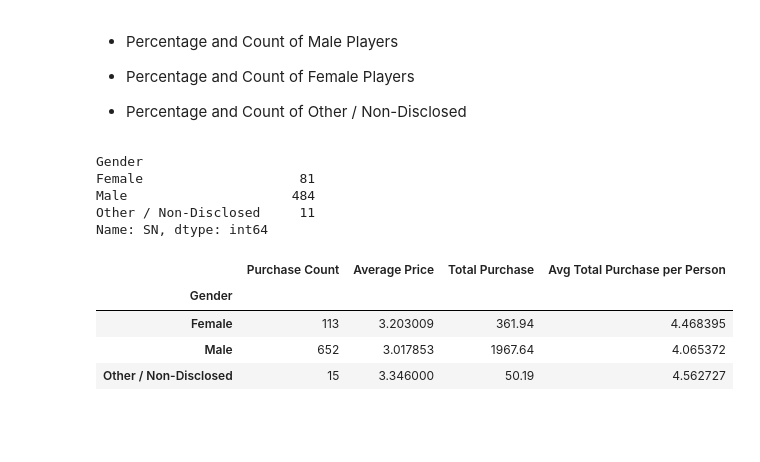
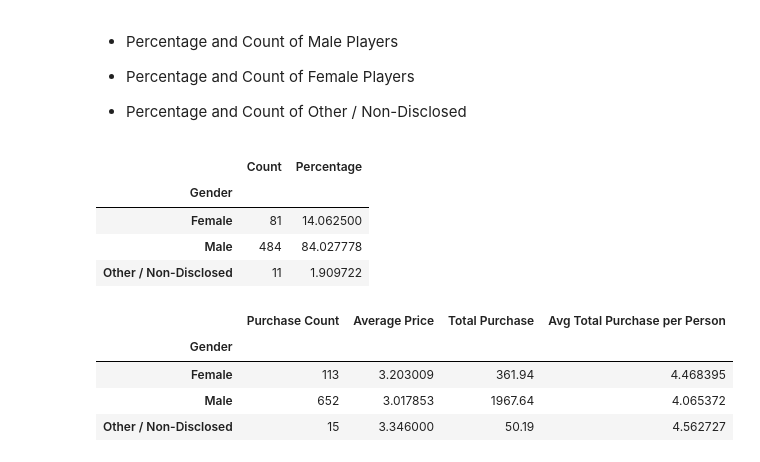
Before and after one commit to Sjenn257/pandas-challenge, a Jupyter notebook: HeroesOfPymoli/HeroesOfPymoli_starter.ipynb, the cells around one changed output. Cells and saved outputs as stored; diff of their text form; code cells hidden in the pictures; blank space fills up the shorter version.

```diff
--- a/HeroesOfPymoli/HeroesOfPymoli_starter.ipynb
+++ b/HeroesOfPymoli/HeroesOfPymoli_starter.ipynb
@@ -67,19 +67,16 @@ summary_df
 * Percentage and Count of Other / Non-Disclosed
 # %%
 gender_count=purchase_data_df.groupby('Gender')['SN'].nunique()
-#gender_count=purchase_data_df.groupby('Gender')['SN'].nunique()/unique_players
-gender_count
-#print (df.groupby('param')['group'].nunique())
-#grouped_gender_df = demographics_df.groupby(['Gender'])
-#grouped_gender_df.count()
-#grouped_gender_df["SN"].unique()
-#grouped_gender_df
+gender_percent=purchase_data_df.groupby('Gender')['SN'].nunique()/unique_players*100
+gender_count_df=pd.DataFrame({'Count': gender_count,'Percentage': gender_percent})
+gender_count_df
+#still need to format
 # %% [output]
-Gender
-Female                    81
-Male                     484
-Other / Non-Disclosed     11
-Name: SN, dtype: int64
+|  | Count | Percentage |
+| Gender |  |  |
+| Female | 81 | 14.062500 |
+| Male | 484 | 84.027778 |
+| Other / Non-Disclosed | 11 | 1.909722 |
 # %%
 purchase_count=purchase_data_df.groupby('Gender')['Purchase ID'].count()
 average_price=purchase_data_df.groupby('Gender')['Price'].mean()
```
Also changed, not shown: parts of 2 cells of this notebook.
